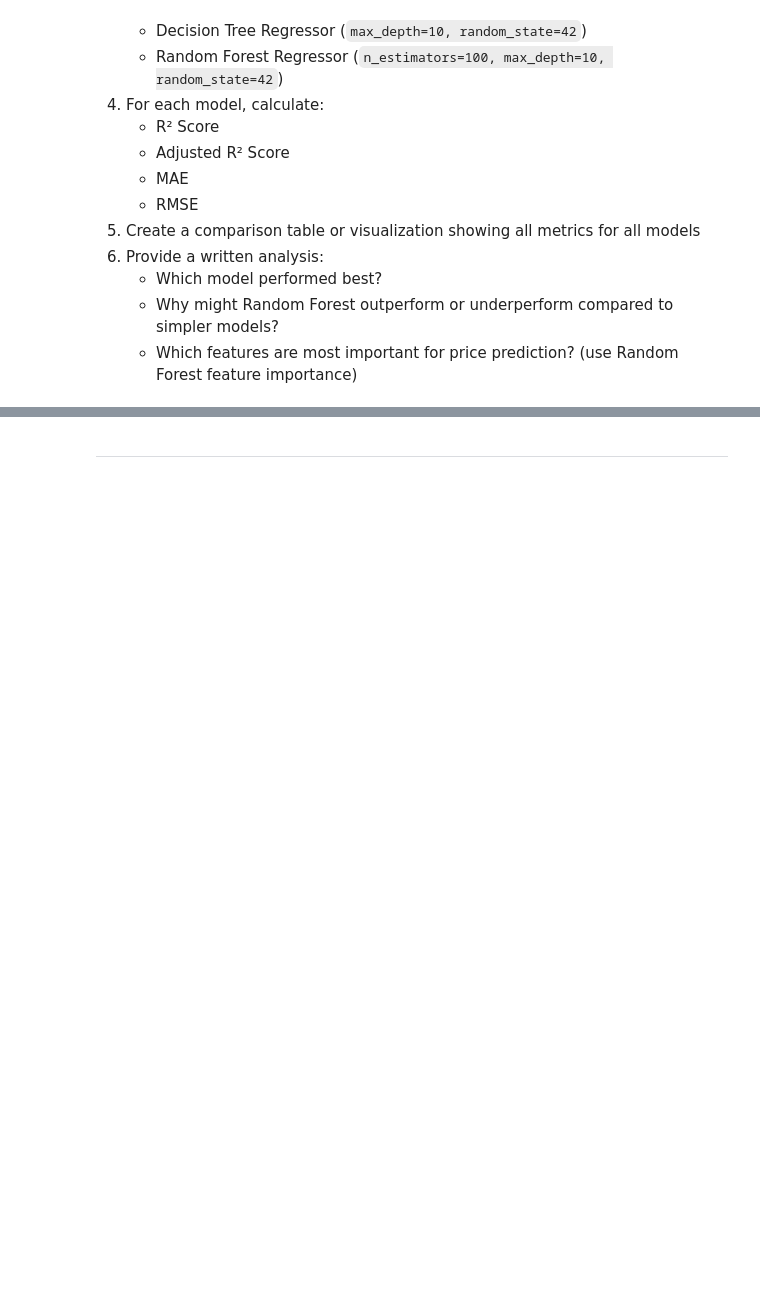
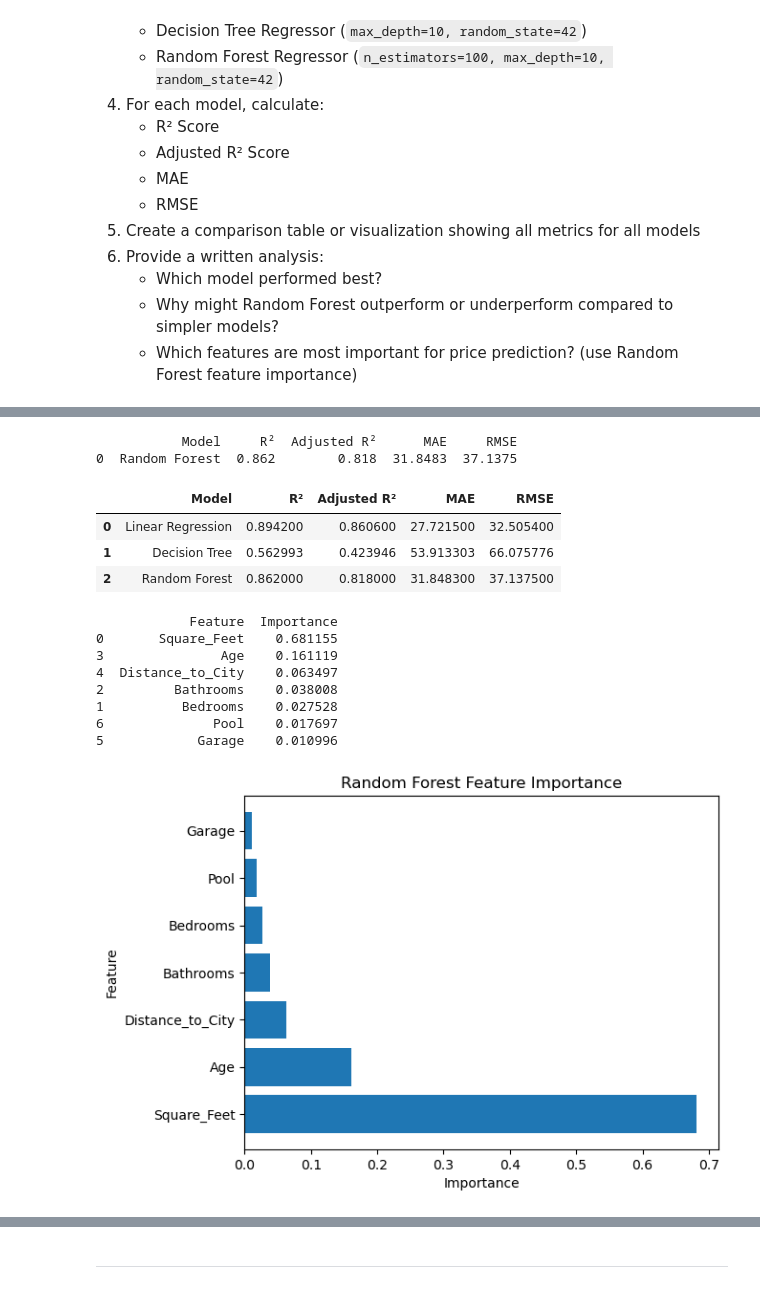
Before and after one commit to Blessing-Ekeh/dataraflow-week16-Regression, a Jupyter notebook: Take Home.ipynb, the cells around one changed output, grey strips where cells are left out. Drawn from its saved outputs; the diff is of its cells as text; code cells hidden in the pictures; blank space fills up the shorter version.

```diff
--- a/Take Home.ipynb
+++ b/Take Home.ipynb
@@ -396,4 +460,10 @@ These assignments require deeper analysis and comparison of multiple models.
 # %%
 # Data preparation
+X = assignment1_data.drop('Price', axis =1) # features
+Y = assignment1_data['Price'].values # target
+
+# Split into train/test set
+X_train, X_test, Y_train, Y_test = train_test_split(X, Y, test_size= 0.2,
+                                                    random_state=42)
 # %%
 # Model 1: Linear Regression
@@ -402,6 +534,75 @@ These assignments require deeper analysis and comparison of multiple models.
 # %%
 # Model 3: Random Forest Regressor
+RF_reg = RandomForestRegressor(n_estimators=100, max_depth=10, random_state=42)
+RF_reg.fit(X_train, Y_train)
+#Predict on test set
+Y_pred_rf = RF_reg.predict(X_test)
+r2 = r2_score(Y_test, Y_pred_rf)
+
+# Adjusted R² formula
+n = X_test.shape[0] # number of observations
+k = X_test.shape[1] # number of predictors
+
+adj_r2 = 1 - (1 - r2) * (n - 1) / (n - k - 1)
+mae = mean_absolute_error(Y_test, Y_pred_rf)
+mse = mean_squared_error(Y_test, Y_pred_rf)
+rmse = np.sqrt(mean_squared_error(Y_test, Y_pred_rf))
+
+# Store results in df
+results_rf = { "Model": ["Random Forest"],
+           "R²": [r2],
+           "Adjusted R²": [adj_r2],
+           "MAE": [mae],
+           "RMSE": [rmse]
+           }
+# Convert to DataFrame for clean display
+results_rf_df = pd.DataFrame(results_rf)
+
+# Round values for readability
+results_rf_df = results_rf_df.round(4)
+print(results_rf_df)
+# %% [output]
+           Model     R²  Adjusted R²      MAE     RMSE
+0  Random Forest  0.862        0.818  31.8483  37.1375
 # %%
 # Compare all models
+comparison_df = pd.concat([results_lin_df, results_tree_df, results_rf_df],
+                          ignore_index=True)
+comparison_df
+# %% [output]
+|  | Model | R² | Adjusted R² | MAE | RMSE |
+| 0 | Linear Regression | 0.894200 | 0.860600 | 27.721500 | 32.505400 |
+| 1 | Decision Tree | 0.562993 | 0.423946 | 53.913303 | 66.075776 |
+| 2 | Random Forest | 0.862000 | 0.818000 | 31.848300 | 37.137500 |
 # %%
-# Feature importance analysis
+# Feature importance analysis using RF feature importance
+importances = RF_reg.feature_importances_
+
+# Create a DataFrame
+feature_importance_df = pd.DataFrame({
+    'Feature': X_train.columns,
+    'Importance': importances
+}).sort_values(by='Importance', ascending=False)
+
+print(feature_importance_df)
+
+# Visualize Feature Importance
+plt.figure()
+plt.barh(
+    feature_importance_df['Feature'],
+    feature_importance_df['Importance']
+)
+plt.xlabel('Importance')
+plt.ylabel('Feature')
+plt.title('Random Forest Feature Importance')
+plt.show()
+# %% [output]
+            Feature  Importance
+0       Square_Feet    0.681155
+3               Age    0.161119
+4  Distance_to_City    0.063497
+2         Bathrooms    0.038008
+1          Bedrooms    0.027528
+6              Pool    0.017697
+5            Garage    0.010996
+[figure, added]
```
Also changed, not shown: parts of 23 cells of this notebook.
